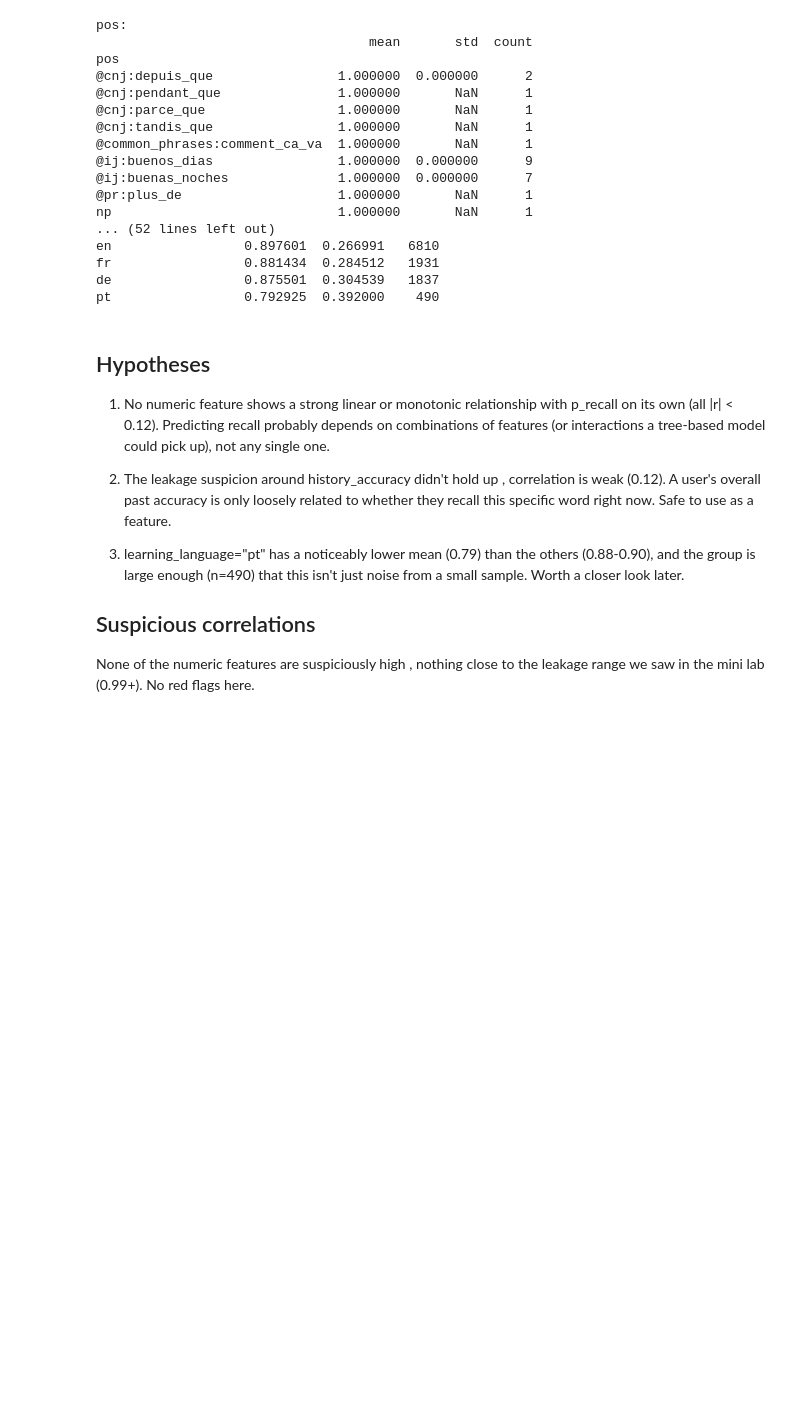
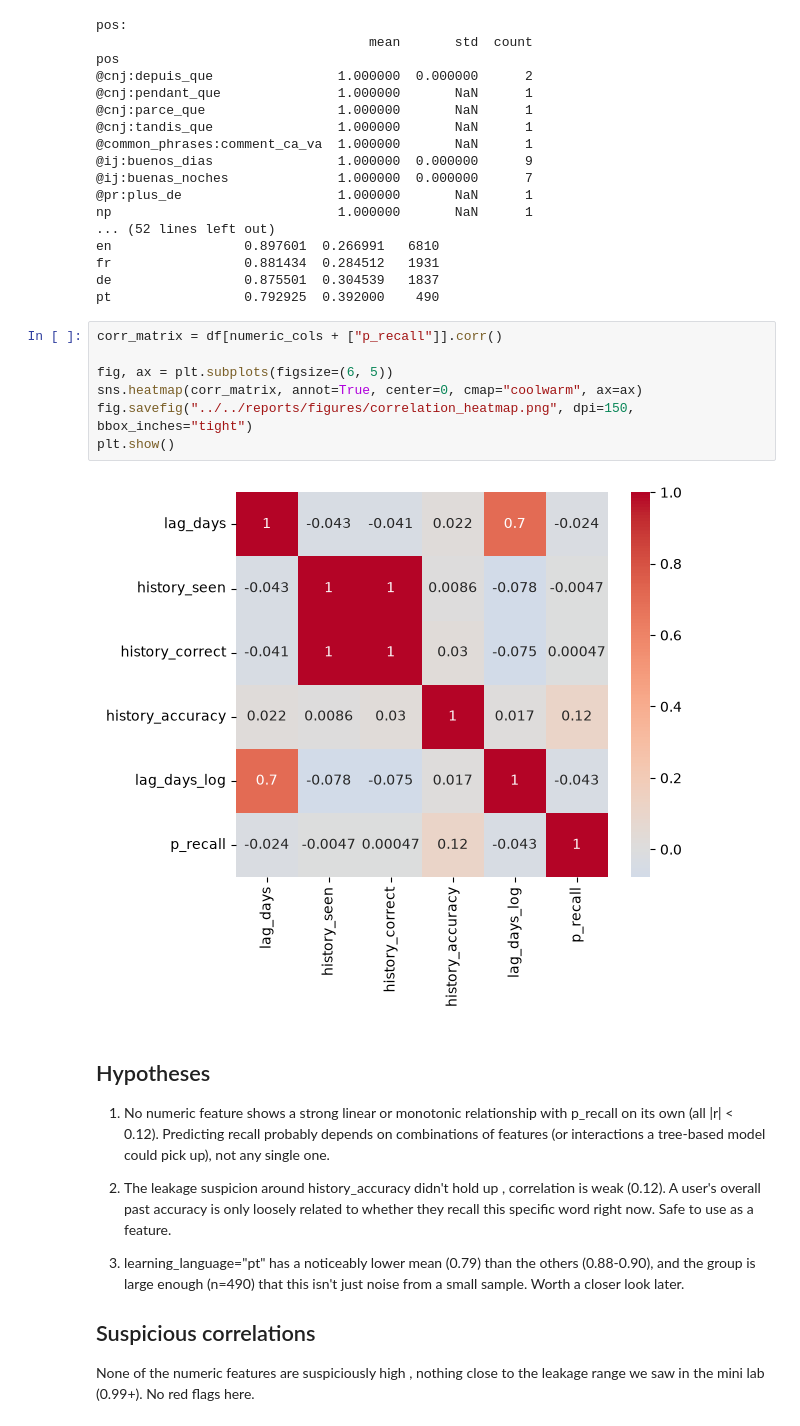
Before and after one commit to KutayStudy/ml-learning, a Jupyter notebook: notebooks/month1/part9_eda_correlation.ipynb, the cells around one changed output. Saved outputs shown, nothing was run; the diff lists cells and outputs as text; blank space fills up the shorter version.

Commit message:
docs: write EDA report

```diff
--- a/notebooks/month1/part9_eda_correlation.ipynb
+++ b/notebooks/month1/part9_eda_correlation.ipynb
@@ -96,6 +97,15 @@ en                 0.897601  0.266991   6810
 fr                 0.881434  0.284512   1931
 de                 0.875501  0.304539   1837
 pt                 0.792925  0.392000    490
+# %%
+corr_matrix = df[numeric_cols + ["p_recall"]].corr()
+
+fig, ax = plt.subplots(figsize=(6, 5))
+sns.heatmap(corr_matrix, annot=True, center=0, cmap="coolwarm", ax=ax)
+fig.savefig("../../reports/figures/correlation_heatmap.png", dpi=150, bbox_inches="tight")
+plt.show()
+# %% [output]
+[figure, added]
 # %% [markdown]
 ## Hypotheses
 
```
Also changed, not shown: parts of 1 cell of this notebook, 4 other files.
